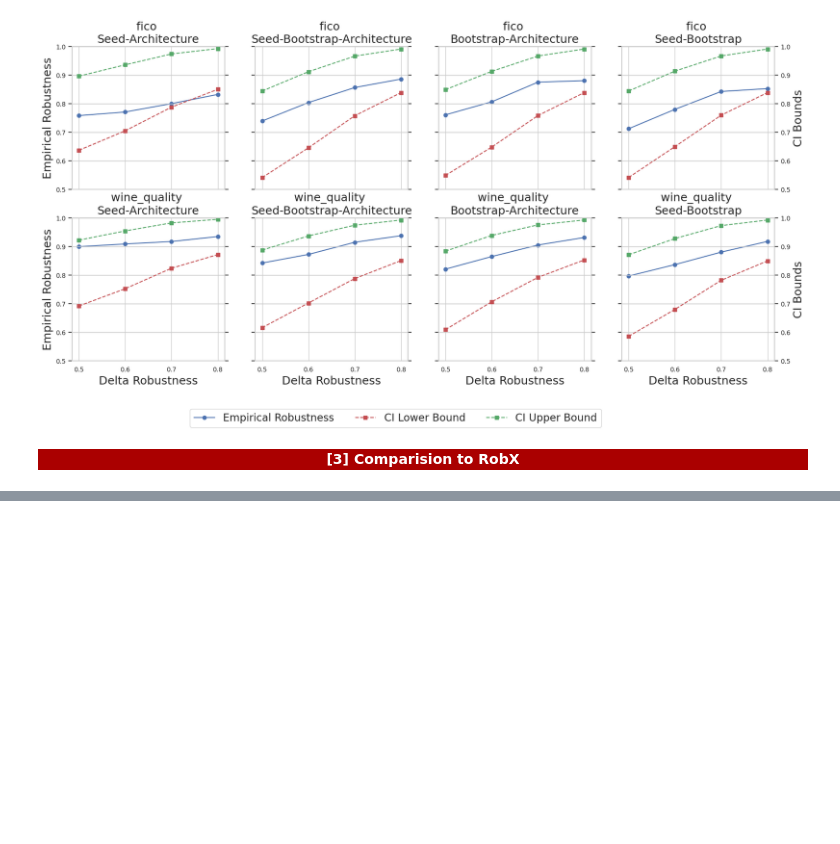
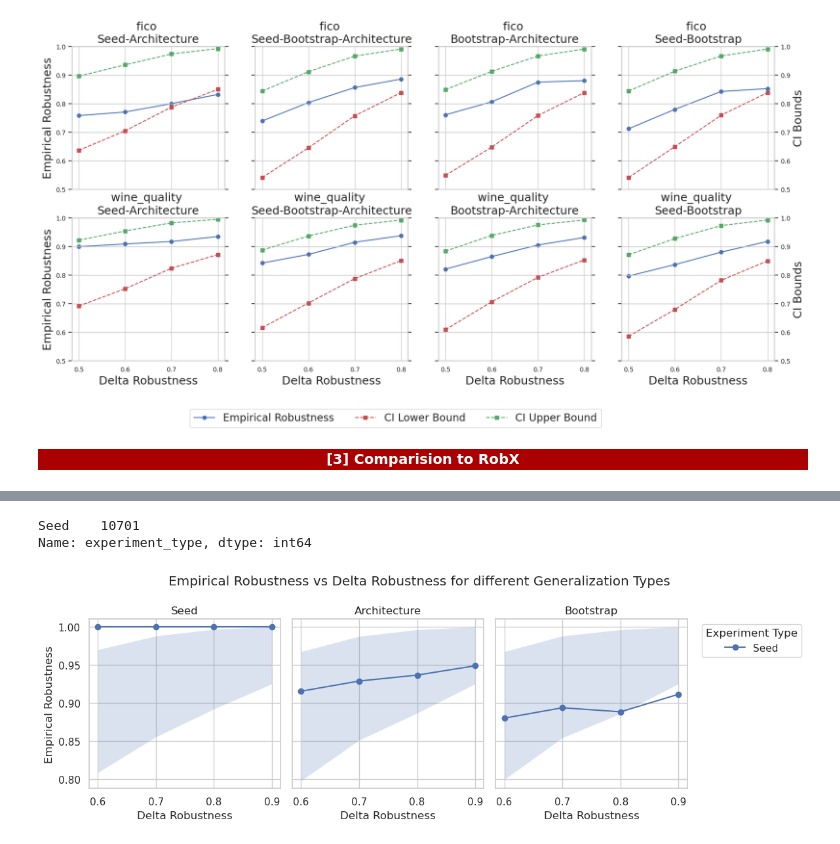
Before and after one commit to istepka/betarce, a Jupyter notebook: exp_vis.ipynb, the cells around one changed output, grey strips where cells are left out. Saved outputs shown, nothing was run; the diff lists cells and outputs as text; code cells hidden in the pictures; blank space fills up the shorter version.

```diff
--- a/exp_vis.ipynb
+++ b/exp_vis.ipynb
@@ -414,0 +624,45 @@ plt.tight_layout()
+# %%
+gen_raw_df['experiment_type'].value_counts()
+# %% [output]
+Seed    10701
+Name: experiment_type, dtype: int64
+# %%
+generalizations = gen_raw_df['experiment_generalization_type'].unique()
+experiments = gen_raw_df['experiment_type'].unique()
+
+fig, axes = plt.subplots(ncols=len(generalizations), figsize=(12, 4), sharex=True, sharey=True)
+
+for i, gen in enumerate(generalizations):
+    for j, experiment in enumerate(experiments):
+        tmp_gen_df = gen_raw_df.copy()
+        tmp_gen_df = tmp_gen_df[(tmp_gen_df['experiment_type'] == experiment) & (tmp_gen_df['experiment_generalization_type'] == gen)]
+
+        lbs = tmp_gen_df['lower_bound_beta']
+        ubs = tmp_gen_df['upper_bound_beta']
+
+        tmp_grp = tmp_gen_df.groupby('delta_robustness')['robust_counterfactual_validity_model2'].mean()
+
+        axes[i].plot(tmp_grp.index, tmp_grp, marker='o', linestyle='-', label=experiment)
+
+        tmp_grp_lower = tmp_gen_df.groupby('delta_robustness')['lower_bound_beta'].mean()
+        tmp_grp_upper = tmp_gen_df.groupby('delta_robustness')['upper_bound_beta'].mean()
+
+        axes[i].fill_between(tmp_grp.index, tmp_grp_lower, tmp_grp_upper, alpha=0.2)
+
+        axes[i].set_title(gen)
+        axes[i].set_xlabel('Delta Robustness')
+
+        if i == 0:
+            axes[i].set_ylabel('Empirical Robustness')
+
+        if i == len(generalizations) - 1:
+            axes[i].legend(title='Experiment Type', bbox_to_anchor=(1.05, 1), loc='upper left')
+
+
+plt.suptitle('Empirical Robustness vs Delta Robustness for different Generalization Types')
+
+plt.tight_layout()
+
+plt.savefig(f'{images_dir}/4_3_empirical_robustness_vs_delta_generalization.png', dpi=300, bbox_inches='tight')
+# %% [output]
+[figure, added]
```
Also changed, not shown: parts of 14 cells of this notebook.
